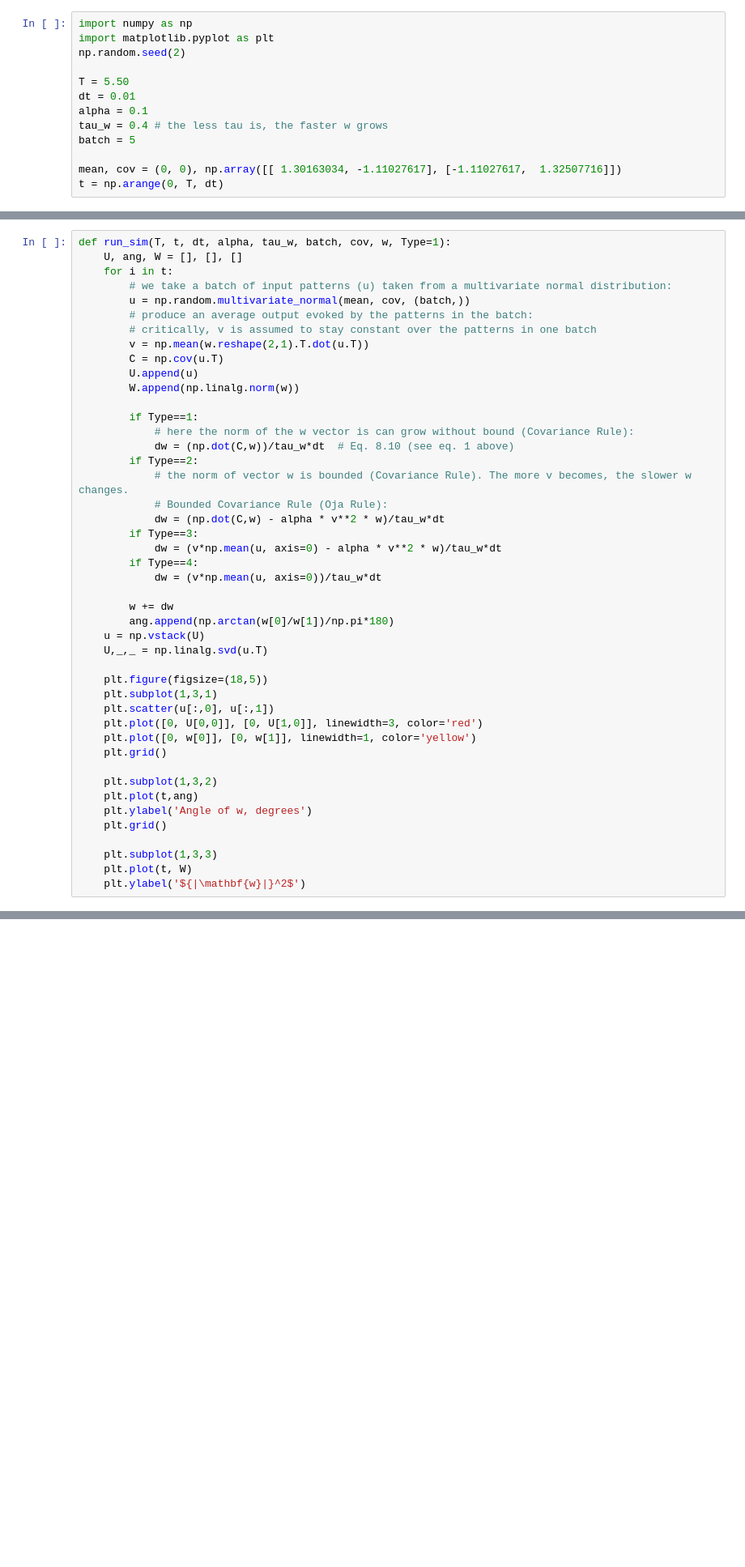
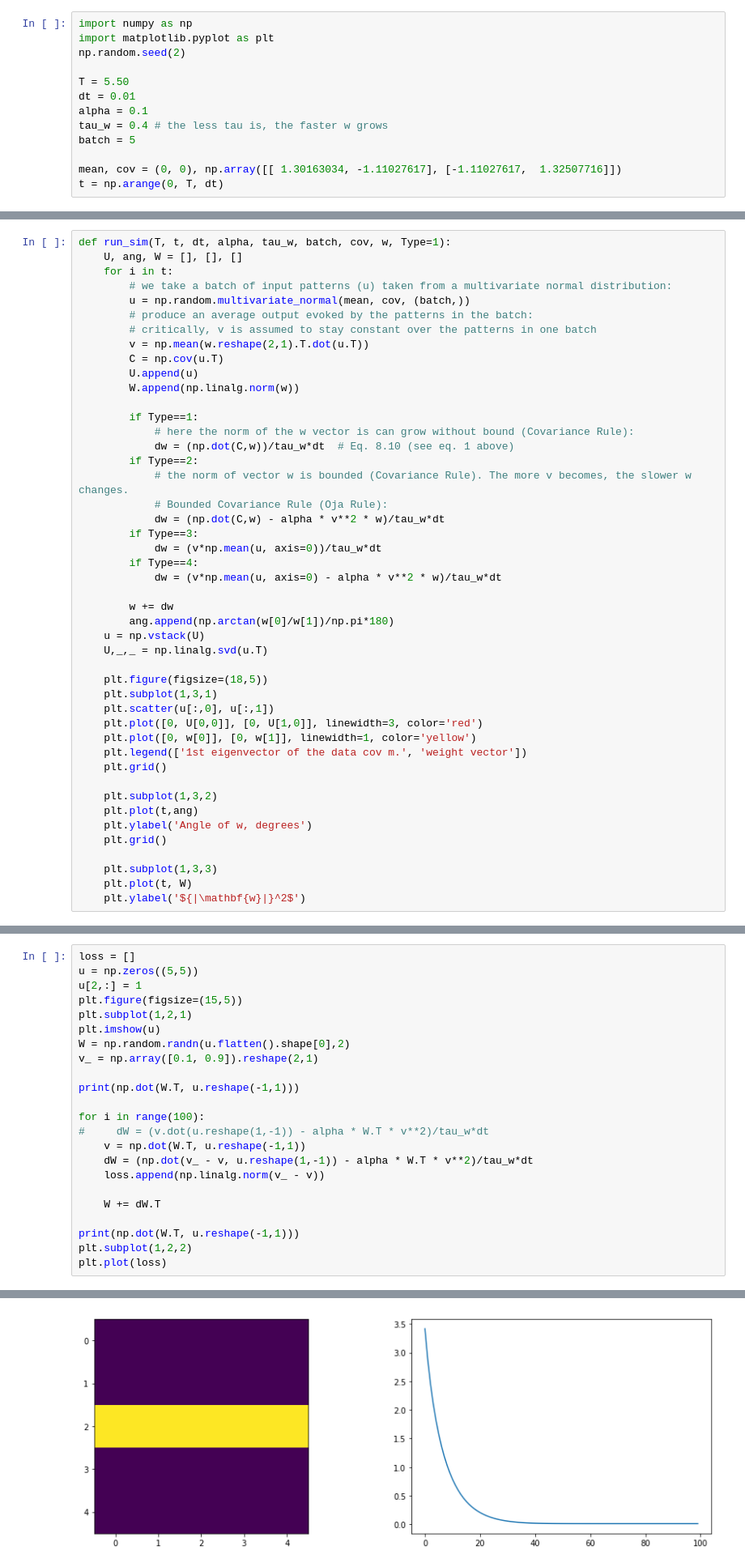
Before and after one commit to zardoz81/TUTORIALS, a Jupyter notebook: Synaptic Plasticity Rules - Dayan Abbott.ipynb, the cells around one changed output, grey strips where cells are left out. Shown: that part at 81% size. Drawn from its saved outputs; the diff is of its cells as text; blank space fills up the shorter version.

```diff
--- a/Synaptic Plasticity Rules - Dayan Abbott.ipynb
+++ b/Synaptic Plasticity Rules - Dayan Abbott.ipynb
@@ -190,9 +192,9 @@ def run_sim(T, t, dt, alpha, tau_w, batch, cov, w, Type=1):
             # Bounded Covariance Rule (Oja Rule):
             dw = (np.dot(C,w) - alpha * v**2 * w)/tau_w*dt
         if Type==3:
+            dw = (v*np.mean(u, axis=0))/tau_w*dt
+        if Type==4:
             dw = (v*np.mean(u, axis=0) - alpha * v**2 * w)/tau_w*dt
-        if Type==4:
-            dw = (v*np.mean(u, axis=0))/tau_w*dt
 
         w += dw
         ang.append(np.arctan(w[0]/w[1])/np.pi*180)
@@ -204,6 +206,7 @@ def run_sim(T, t, dt, alpha, tau_w, batch, cov, w, Type=1):
     plt.scatter(u[:,0], u[:,1])
     plt.plot([0, U[0,0]], [0, U[1,0]], linewidth=3, color='red')
     plt.plot([0, w[0]], [0, w[1]], linewidth=1, color='yellow')
+    plt.legend(['1st eigenvector of the data cov m.', 'weight vector'])
     plt.grid()
 
     plt.subplot(1,3,2)
@@ -236,0 +311,24 @@ run_sim(T, t, dt, alpha, tau_w, batch, cov, w, Type=4)
+# %%
+loss = []
+u = np.zeros((5,5))
+u[2,:] = 1
+plt.figure(figsize=(15,5))
+plt.subplot(1,2,1)
+plt.imshow(u)
+W = np.random.randn(u.flatten().shape[0],2)
+v_ = np.array([0.1, 0.9]).reshape(2,1)
+
+print(np.dot(W.T, u.reshape(-1,1)))
+
+for i in range(100):
+#     dW = (v.dot(u.reshape(1,-1)) - alpha * W.T * v**2)/tau_w*dt
+    v = np.dot(W.T, u.reshape(-1,1))
+    dW = (np.dot(v_ - v, u.reshape(1,-1)) - alpha * W.T * v**2)/tau_w*dt
+    loss.append(np.linalg.norm(v_ - v))
+
+    W += dW.T
+
+print(np.dot(W.T, u.reshape(-1,1)))
+plt.subplot(1,2,2)
+plt.plot(loss)
+# %% [output]
@@ -236,0 +340 @@ run_sim(T, t, dt, alpha, tau_w, batch, cov, w, Type=4)
+[figure, added]
```
Also changed, not shown: parts of 12 cells of this notebook.
